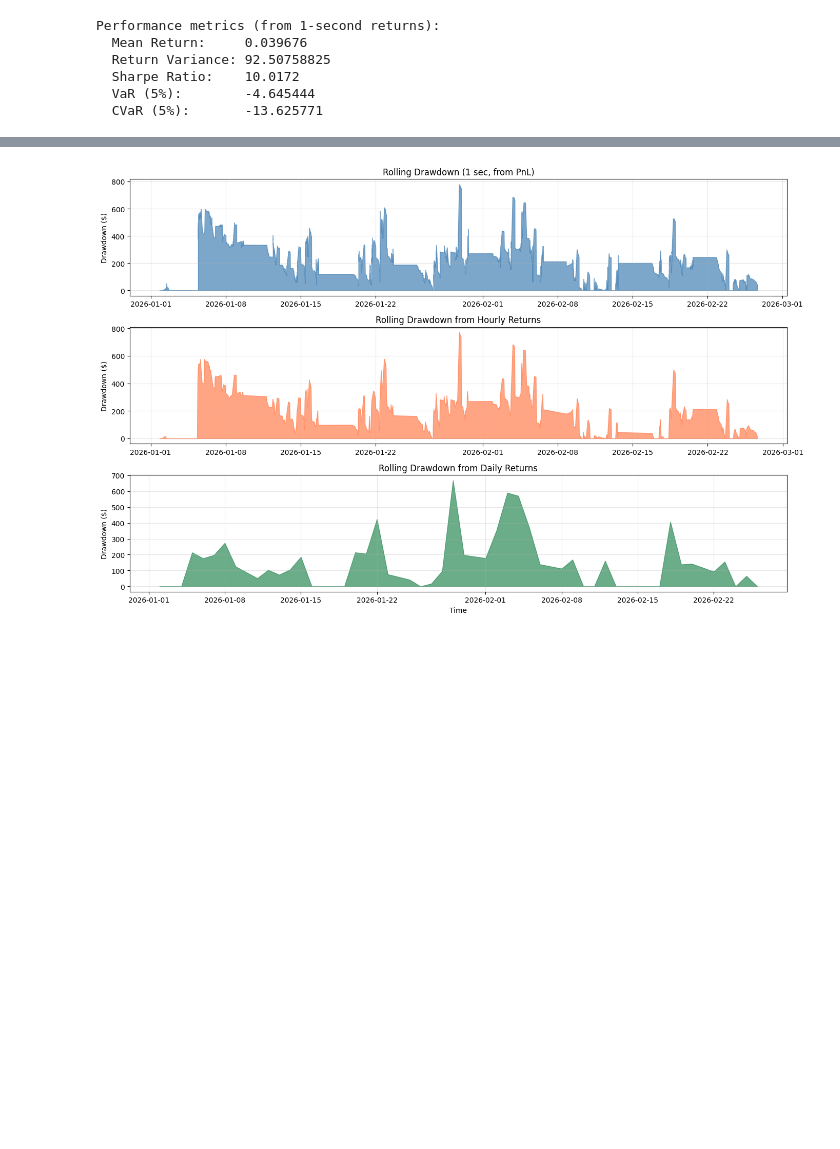
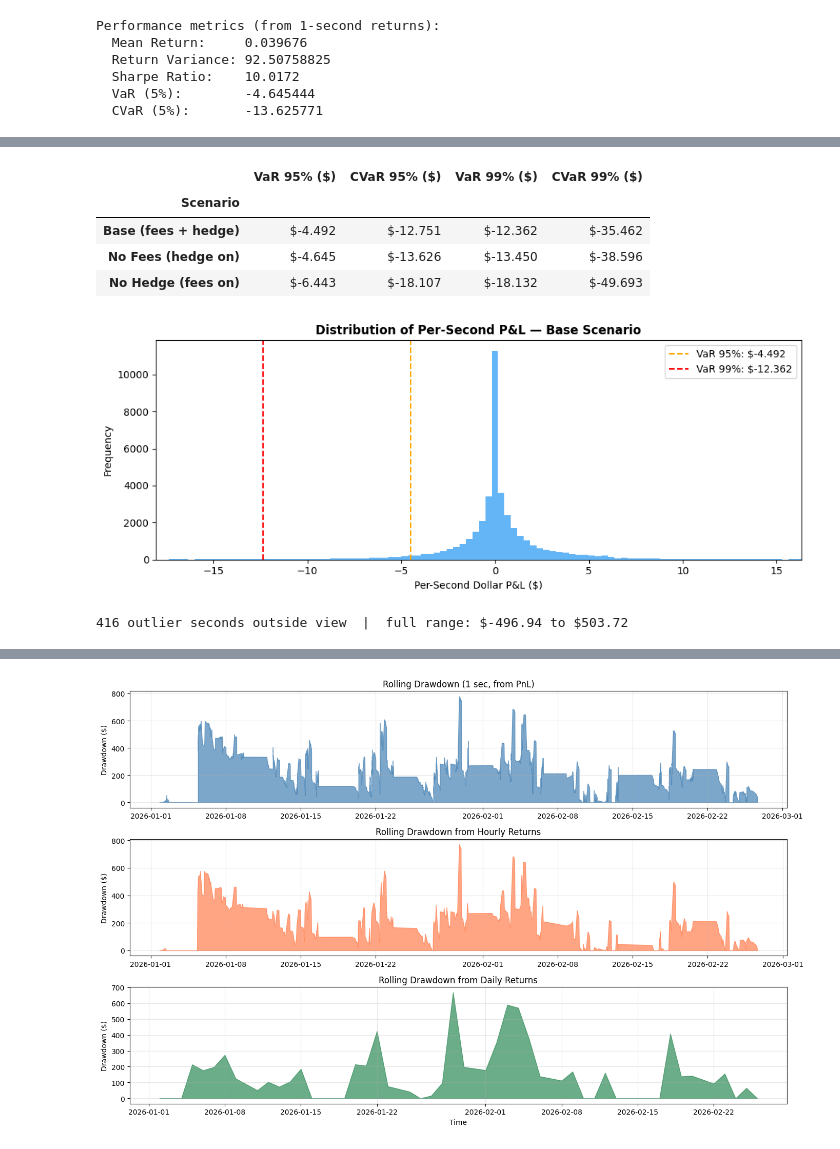
Before and after one commit to chris-mulligan-50/FINM-33150-Quantitative-Trading-Strategies-Final-Project-Kalshi-Market-Making-, a Jupyter notebook: submission.ipynb, the cells around one changed output, grey strips where cells are left out. Saved outputs shown, nothing was run; the diff lists cells and outputs as text; code cells hidden in the pictures; blank space fills up the shorter version.

```diff
--- a/submission.ipynb
+++ b/submission.ipynb
@@ -483,0 +622,43 @@ Performance metrics (from 1-second returns):
+# %%
+import numpy as np
+import matplotlib.pyplot as plt
+import pandas as pd
+from IPython.display import display
+
+tbl = pd.DataFrame([
+    var_cvar(df,          "Base (fees + hedge)"),
+    var_cvar(df_no_fees,  "No Fees (hedge on)"),
+    var_cvar(df_no_hedge, "No Hedge (fees on)"),
+]).set_index("Scenario")
+display(tbl)
+
+# Distribution plot — clip x-axis to 0.5–99.5th percentile so the bulk is visible
+ts_b     = portfolio_ts(df)
+rets_dol = np.diff(ts_b["portfolio_value"].to_numpy())
+var95    = np.percentile(rets_dol, 5)
+var99    = np.percentile(rets_dol, 1)
+x_lo, x_hi = np.percentile(rets_dol, [0.5, 99.5])
+
+fig, ax = plt.subplots(figsize=(10, 4))
+ax.hist(rets_dol, bins=100, color="#2196F3", alpha=0.7, edgecolor="none",
+        range=(x_lo, x_hi))
+ax.axvline(var95, color="orange", linestyle="--", linewidth=1.5, label=f"VaR 95%: ${var95:,.3f}")
+ax.axvline(var99, color="red",    linestyle="--", linewidth=1.5, label=f"VaR 99%: ${var99:,.3f}")
+ax.set_xlim(x_lo, x_hi)
+ax.set_xlabel("Per-Second Dollar P&L ($)")
+ax.set_ylabel("Frequency")
+ax.set_title("Distribution of Per-Second P&L — Base Scenario", fontweight="bold")
+ax.legend()
+plt.tight_layout()
+plt.show()
+
+n_clipped = ((rets_dol < x_lo) | (rets_dol > x_hi)).sum()
+print(f"{n_clipped} outlier seconds outside view  |  full range: ${rets_dol.min():,.2f} to ${rets_dol.max():,.2f}")
+# %% [output]
+|  | VaR 95% ($) | CVaR 95% ($) | VaR 99% ($) | CVaR 99% ($) |
+| Scenario |  |  |  |  |
+| Base (fees + hedge) | $-4.492 | $-12.751 | $-12.362 | $-35.462 |
+| No Fees (hedge on) | $-4.645 | $-13.626 | $-13.450 | $-38.596 |
+| No Hedge (fees on) | $-6.443 | $-18.107 | $-18.132 | $-49.693 |
+[figure, added]
+416 outlier seconds outside view  |  full range: $-496.94 to $503.72
```
Also changed, not shown: parts of 49 cells of this notebook, 2 other files.
